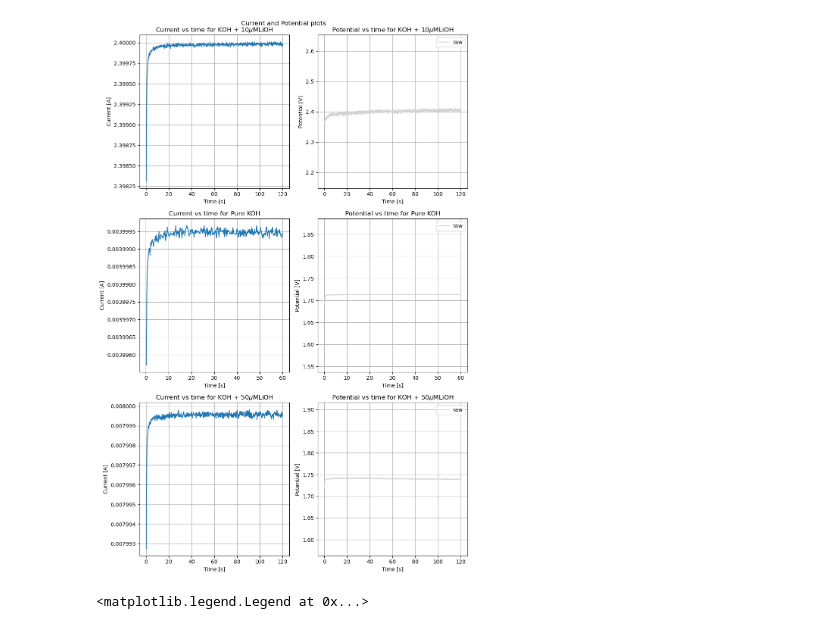
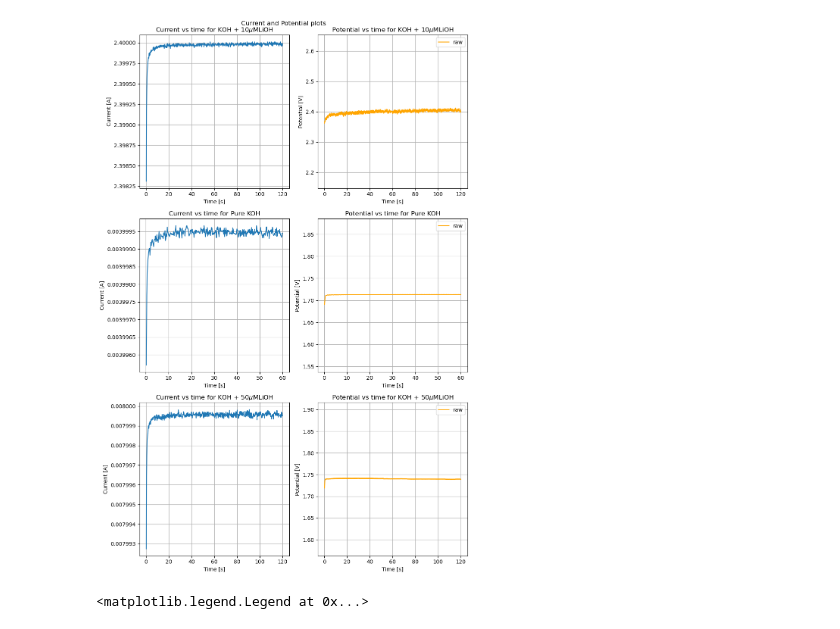
Before and after one commit to flexepticon/DBL_energy, a Jupyter notebook: Python scripts/File for graphs.ipynb, the cells around one changed output. Cells and saved outputs as stored; diff of their text form; code cells hidden in the pictures.

```diff
--- a/Python scripts/File for graphs.ipynb
+++ b/Python scripts/File for graphs.ipynb
@@ -10,36 +10,35 @@ import numpy as np
 datetimes_start = [(2024, 11, 15, 16,  0, 0), (2024, 11, 15, 12,  0, 0), (2024, 11, 19, 12,  0, 0) ]
 datestimes_end =  [(2024, 11, 15, 18, 30, 0), (2024, 11, 15, 13, 30, 0), (2024, 11, 19, 14, 30, 0)]
 foldernames = ['experiment 2 6.5M KOH 10mM LiOH', 'experiment1 6.5M KOH', 'exp3- 6.5MKOHplus50mM LiOH']
 nice_titles = ['KOH + 10$\\mu$MLiOH', 'Pure KOH', 'KOH + 50$\\mu$MLiOH']
 experiments = []
 
 for idx in range(len(foldernames)):
     exp = Measurement(datetimes_start[idx], datestimes_end[idx], foldernames[idx])
     experiments.append(exp)
 
 fig, ax = plt.subplots(ncols = 2, nrows = len(experiments), figsize = (10, 5*len(experiments)))
 ax = ax.flatten()
 for i in range(max(1,len(experiments))):
     exp = experiments[i]
     data = exp.TRScans[0]
-    ax = ax.flatten()
     fig.suptitle('Current and Potential plots')
     ax[i*2].set_title('Current vs time for ' + nice_titles[i])
     ax[i*2].plot(data['time'], data['I'])
     ax[i*2].grid()
     ax[i*2].set_xlabel('Time [s]')
     ax[i*2].set_ylabel('Current [A]')
     ax[i*2+1].set_title('Potential vs time for ' + nice_titles[i])
-    ax[i*2+1].plot(data['time'], data['V'], label = 'raw', color = 'lightgrey')
+    ax[i*2+1].plot(data['time'], data['V'], label = 'raw', color = 'orange')
     ax[i*2+1].grid()
     ax[i*2+1].set_xlabel('Time [s]')
     ax[i*2+1].set_ylabel('Potential [V]')
     ax[i*2+1].legend()
     ax[i*2+1].set_ylim(min(data['V'])/1.1, max(data['V'])*1.1)
 
 fig.tight_layout()
 # %% [output]
-[figure, old version]
+[figure, new version]
 # %%
 for i in range(max(1,len(experiments))):
     exp = experiments[i]
```
